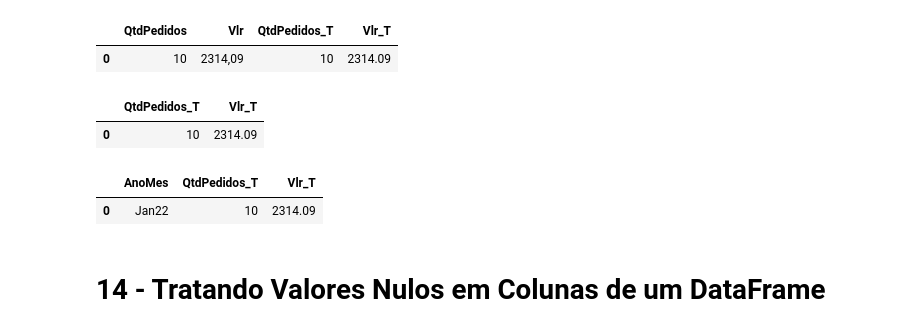
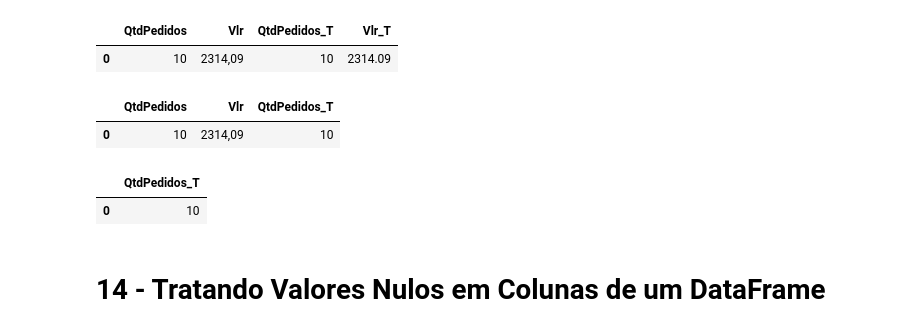
Before and after one commit to dbaassists/Python, a Jupyter notebook: ProjetoPythonKB/Projeto KB Python.ipynb, the cells around one changed output. Cells and saved outputs as stored; diff of their text form; code cells hidden in the pictures.

```diff
--- a/ProjetoPythonKB/Projeto KB Python.ipynb
+++ b/ProjetoPythonKB/Projeto KB Python.ipynb
@@ -375,19 +384,19 @@ df.head(1)
 |  | QtdPedidos | Vlr | QtdPedidos_T | Vlr_T |
 | 0 | 10 | 2314,09 | 10 | 2314.09 |
 # %%
-df = df.drop(df.columns[0], axis=1)
+df = df.drop(df.columns[3], axis=1)
 
 df.head(1)
 # %% [output]
-|  | QtdPedidos_T | Vlr_T |
-| 0 | 10 | 2314.09 |
+|  | QtdPedidos | Vlr | QtdPedidos_T |
+| 0 | 10 | 2314,09 | 10 |
 # %%
 df.drop(['QtdPedidos', 'Vlr'], axis=1, inplace=True)
 
 df.head(1)
 # %% [output]
-|  | AnoMes | QtdPedidos_T | Vlr_T |
-| 0 | Jan22 | 10 | 2314.09 |
+|  | QtdPedidos_T |
+| 0 | 10 |
 # %% [markdown]
 # 14 - Tratando Valores Nulos em Colunas de um DataFrame
 # %%
```
Also changed, not shown: parts of 44 cells of this notebook, 5 other files.
